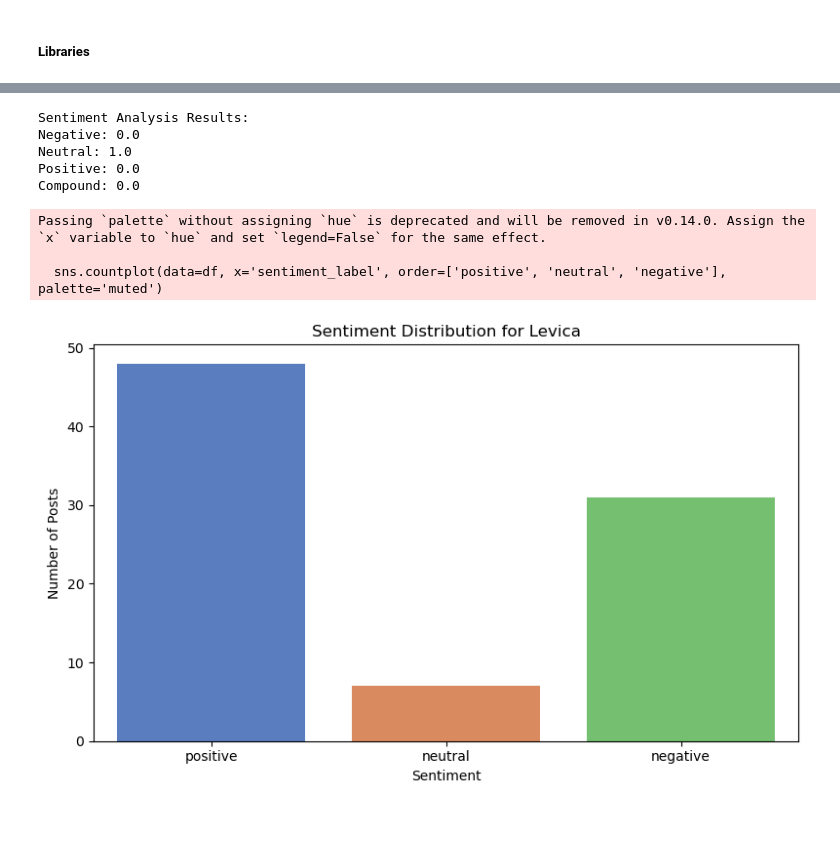
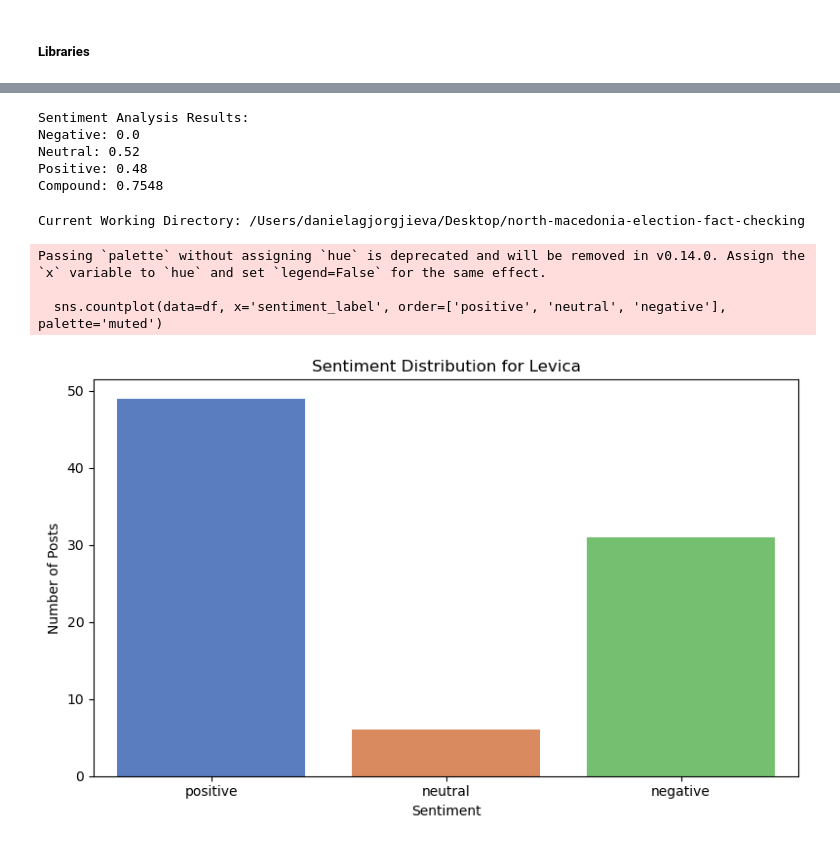
Before and after one commit to Harkeerat2002/north-macedonia-election-fact-checking, a Jupyter notebook: sentiment-analysis-pipeline.ipynb, the cells around one changed output, grey strips where cells are left out. Cells and saved outputs as stored; diff of their text form; code cells hidden in the pictures.

```diff
--- a/sentiment-analysis-pipeline.ipynb
+++ b/sentiment-analysis-pipeline.ipynb
@@ -38,17 +46,22 @@ print(text_translated.text)
-# %%
-analyzer = SentimentIntensityAnalyzer()
-sentiment = analyzer.polarity_scores(translated_text)
-print("Sentiment Analysis Results:")
-print(f"Negative: {sentiment['neg']}")
-print(f"Neutral: {sentiment['neu']}")
-print(f"Positive: {sentiment['pos']}")
-print(f"Compound: {sentiment['compound']}")
-# %% [output]
-Sentiment Analysis Results:
-Negative: 0.0
-Neutral: 1.0
-Positive: 0.0
-Compound: 0.0
+# %%
+from vaderSentiment.vaderSentiment import SentimentIntensityAnalyzer
+
+analyzer = SentimentIntensityAnalyzer()
+
+translated_text = "The new government reforms are very promising and exciting."
+sentiment = analyzer.polarity_scores(translated_text)
+
+print("Sentiment Analysis Results:")
+print(f"Negative: {sentiment['neg']}")
+print(f"Neutral: {sentiment['neu']}")
+print(f"Positive: {sentiment['pos']}")
+print(f"Compound: {sentiment['compound']}")
+# %% [output]
+Sentiment Analysis Results:
+Negative: 0.0
+Neutral: 0.52
+Positive: 0.48
+Compound: 0.7548
 # %%
 import pandas as pd
 from vaderSentiment.vaderSentiment import SentimentIntensityAnalyzer
@@ -56,18 +69,28 @@ from googletrans import Translator
 import nest_asyncio
 import matplotlib.pyplot as plt
 import seaborn as sns
+import os
 
+# Ensure async loop compatibility (especially for Jupyter)
 nest_asyncio.apply()
 
+# Sanity check: confirm you're in the correct working directory
+print("Current Working Directory:", os.getcwd())
+
+# ✅ Corrected path based on your folder structure
+file_path = "dataset/ad-creative-bodies-extraction/Left_ad_creative_bodies.csv"
+
+# Check if file exists
+assert os.path.exists(file_path), f"File not found: {file_path}"
+
 # Load Levica ad data
-df = pd.read_csv("Dataset/Levica_ad_creative_bodies.csv")
+df = pd.read_csv(file_path)
 df = df.dropna(subset=["ad_creative_bodies"])  # Remove empty entries
 
 # Set up translation and sentiment analyzer
 translator = Translator()
 analyzer = SentimentIntensityAnalyzer()
 
-# Translate and analyze each row
 translated_texts = []
 compound_scores = []
 labels = []
@@ -78,39 +101,39 @@ for text in df["ad_creative_bodies"]:
     except:
         translated = text  # fallback if translation fails
 
     sentiment = analyzer.polarity_scores(translated)
     compound = sentiment["compound"]
 
-    # Assign label
     if compound >= 0.05:
         label = "positive"
     elif compound <= -0.05:
         label = "negative"
     else:
         label = "neutral"
 
     translated_texts.append(translated)
     compound_scores.append(compound)
     labels.append(label)
 
-# Add new columns
+# Add sentiment columns
 df["translated_text"] = translated_texts
 df["compound"] = compound_scores
 df["sentiment_label"] = labels
 
 # Plot the sentiment distribution
 plt.figure(figsize=(8, 5))
 sns.countplot(data=df, x='sentiment_label', order=['positive', 'neutral', 'negative'], palette='muted')
 plt.title("Sentiment Distribution for Levica")
 plt.xlabel("Sentiment")
 plt.ylabel("Number of Posts")
 plt.tight_layout()
 plt.show()
 # %% [output]
-Passing `palette` without assigning `hue` is deprecated and will be removed in v0.14.0. Assign the `x` variable to `hue` and set `legend=False` for the same effect.
-
-  sns.countplot(data=df, x='sentiment_label', order=['positive', 'neutral', 'negative'], palette='muted')
+Current Working Directory: /Users/danielagjorgjieva/Desktop/north-macedonia-election-fact-checking
+Passing `palette` without assigning `hue` is deprecated and will be removed in v0.14.0. Assign the `x` variable to `hue` and set `legend=False` for the same effect.
+
+  sns.countplot(data=df, x='sentiment_label', order=['positive', 'neutral', 'negative'], palette='muted')
-[figure, old version]
+[figure, new version]
 # %%
 import pandas as pd
 from vaderSentiment.vaderSentiment import SentimentIntensityAnalyzer
```
Also changed, not shown: parts of 5 cells of this notebook, 4 other files.
